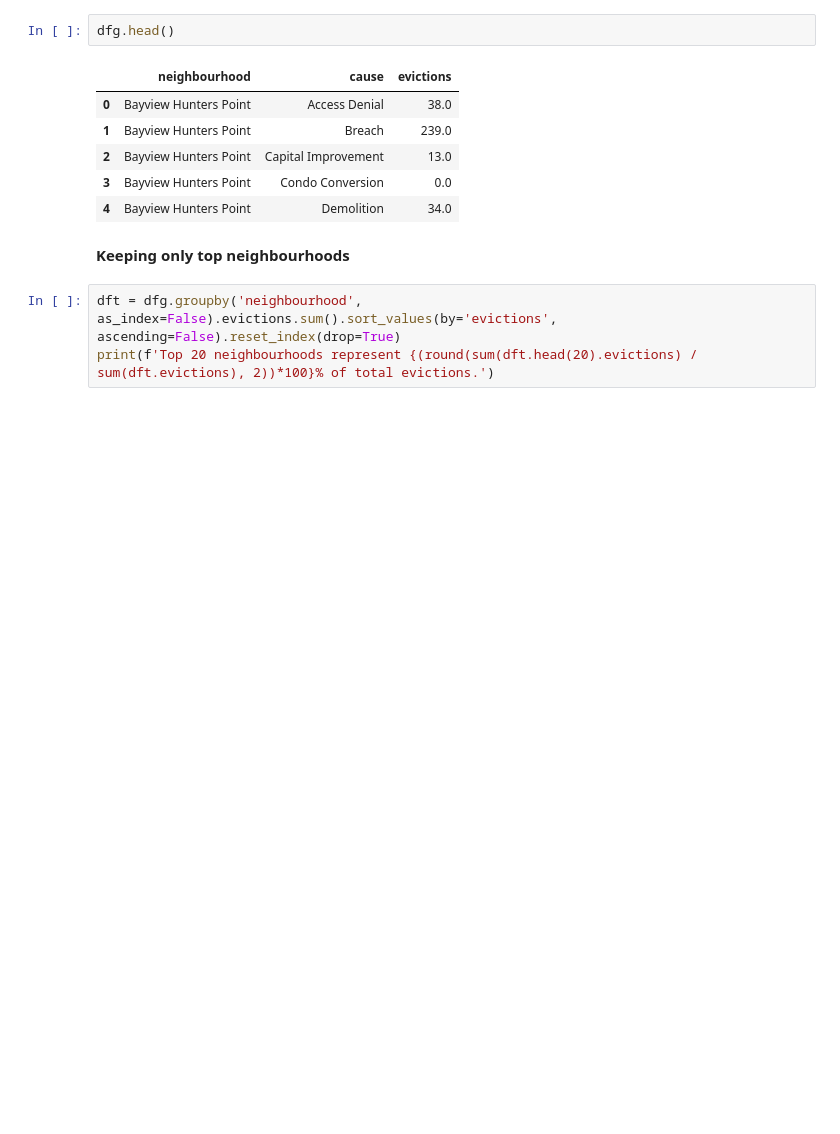
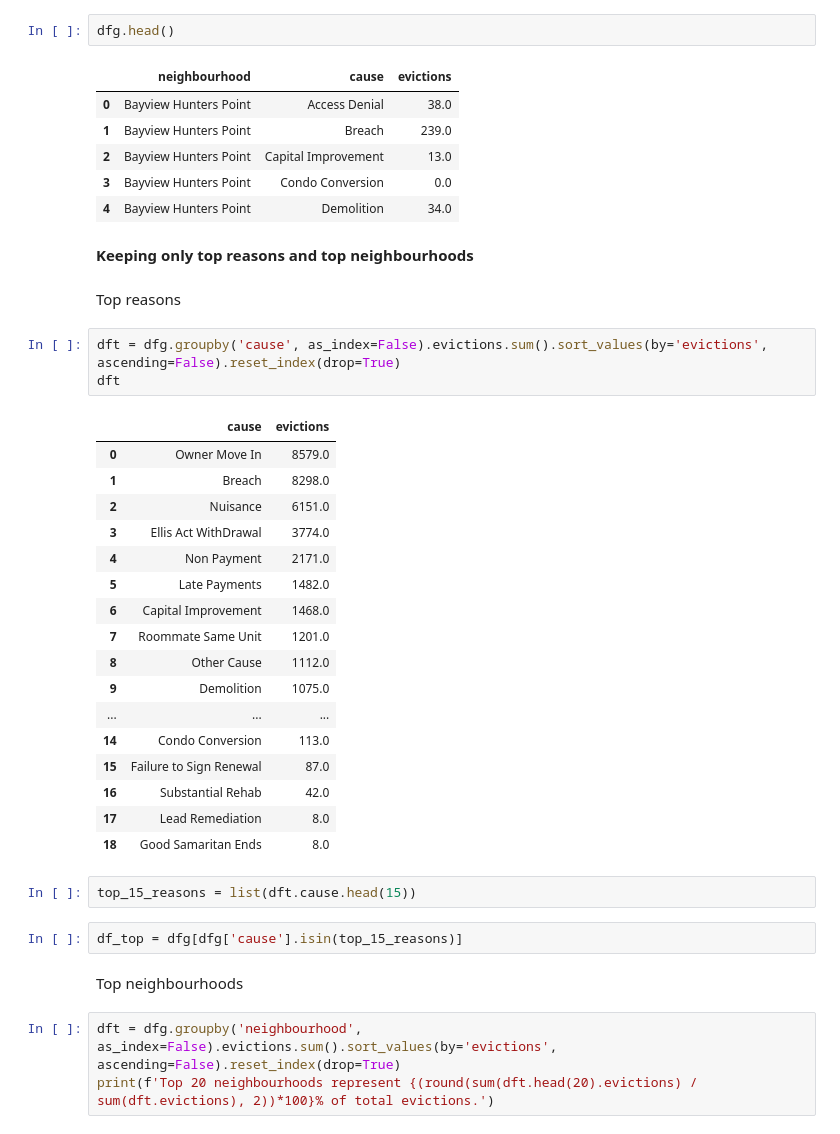
Before and after one commit to EvelinaJ/makeover_monday, a Jupyter notebook: MM2019w39 - Evictions in San Francisco.ipynb, the cells around one changed output. Cells and saved outputs as stored; diff of their text form; blank space fills up the shorter version.

```diff
--- a/MM2019w39 - Evictions in San Francisco.ipynb
+++ b/MM2019w39 - Evictions in San Francisco.ipynb
@@ -114,7 +114,36 @@ dfg.head()
 | 3 | Bayview Hunters Point | Condo Conversion | 0.0 |
 | 4 | Bayview Hunters Point | Demolition | 34.0 |
 # %% [markdown]
-**Keeping only top neighbourhoods**
+**Keeping only top reasons and top neighbourhoods**
+# %% [markdown]
+Top reasons
+# %%
+dft = dfg.groupby('cause', as_index=False).evictions.sum().sort_values(by='evictions', ascending=False).reset_index(drop=True)
+dft
+# %% [output]
+|  | cause | evictions |
+| 0 | Owner Move In | 8579.0 |
+| 1 | Breach | 8298.0 |
+| 2 | Nuisance | 6151.0 |
+| 3 | Ellis Act WithDrawal | 3774.0 |
+| 4 | Non Payment | 2171.0 |
+| 5 | Late Payments | 1482.0 |
+| 6 | Capital Improvement | 1468.0 |
+| 7 | Roommate Same Unit | 1201.0 |
+| 8 | Other Cause | 1112.0 |
+| 9 | Demolition | 1075.0 |
+| ... | ... | ... |
+| 14 | Condo Conversion | 113.0 |
+| 15 | Failure to Sign Renewal | 87.0 |
+| 16 | Substantial Rehab | 42.0 |
+| 17 | Lead Remediation | 8.0 |
+| 18 | Good Samaritan Ends | 8.0 |
+# %%
+top_15_reasons = list(dft.cause.head(15))
+# %%
+df_top = dfg[dfg['cause'].isin(top_15_reasons)]
+# %% [markdown]
+Top neighbourhoods
 # %%
 dft = dfg.groupby('neighbourhood', as_index=False).evictions.sum().sort_values(by='evictions', ascending=False).reset_index(drop=True)
 print(f'Top 20 neighbourhoods represent {(round(sum(dft.head(20).evictions) / sum(dft.evictions), 2))*100}% of total evictions.')
```
Also changed, not shown: parts of 10 cells of this notebook.
